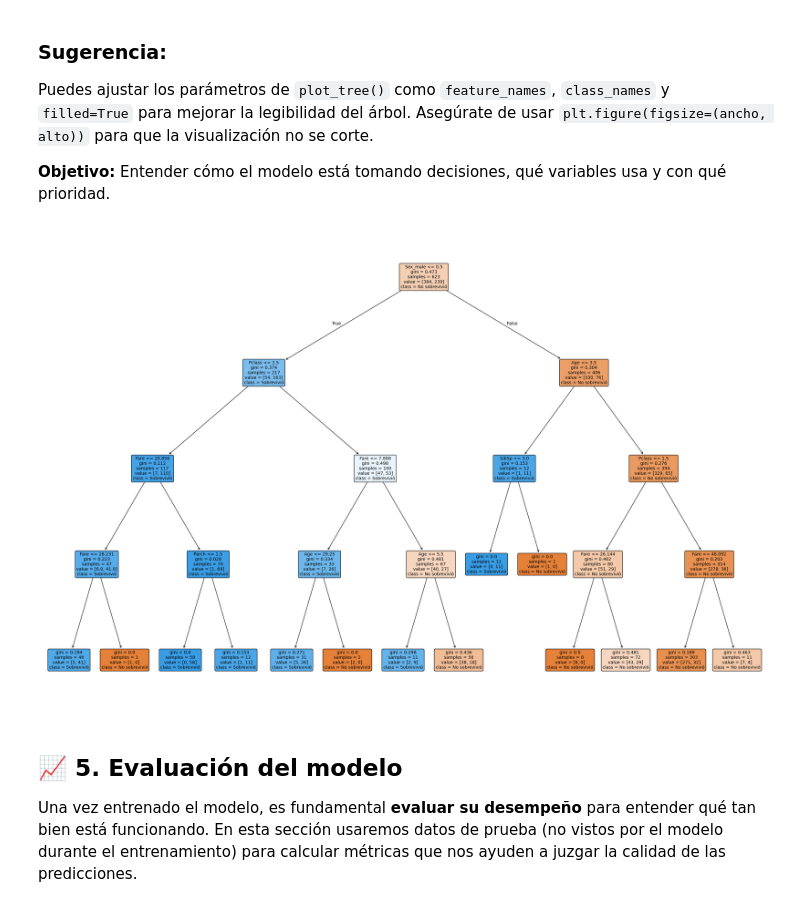
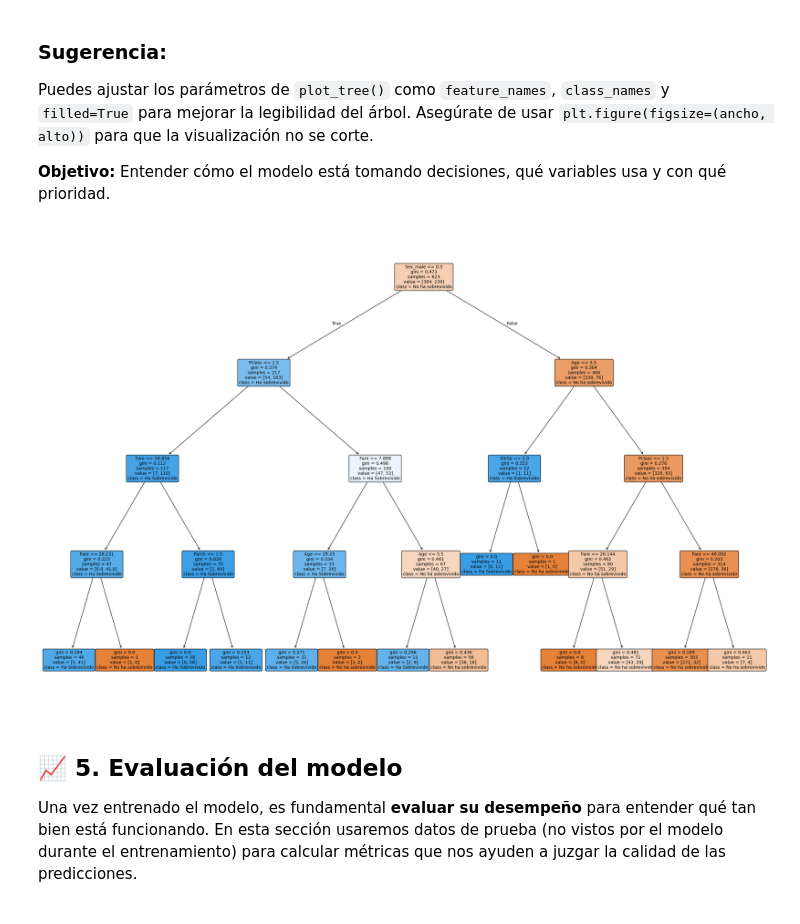
Before and after one commit to BorisMejiasII/DecisionTrees, a Jupyter notebook: Titanic_DecisionTree_Actividad_Para_Entregar (1).ipynb, the cells around one changed output. Drawn from its saved outputs; the diff is of its cells as text; code cells hidden in the pictures.

Commit message:
Finalizando tarea de DecisionTrees +Se terminaron los puntos hasta llegar al árbol y se mejoraron los comentarios y respuesta finales

```diff
--- a/Titanic_DecisionTree_Actividad_Para_Entregar (1).ipynb
+++ b/Titanic_DecisionTree_Actividad_Para_Entregar (1).ipynb
@@ -212,19 +205,21 @@ Puedes ajustar los parámetros de `plot_tree()` como `feature_names`, `class_nam
 # %%
 import matplotlib.pyplot as plt
 from sklearn import tree
 
-plt.figure(figsize=(30,20))
+# De ser necesario, se pueden manipular estas entradas para cambiar el tamaño del árbol de decisión
+plt.figure(figsize=(30, 20))
+
 tree.plot_tree(
     clf,
     feature_names=X.columns,
-    class_names=['No sobrevivió','Sobrevivió'],
+    class_names=['No ha sobrevivido', 'Ha Sobrevivido'],
     filled=True,
     rounded=True,
     fontsize=10
 )
 plt.show()
 # %% [output]
-[figure, old version]
+[figure, new version]
 # %% [markdown]
 ## 📈 5. Evaluación del modelo
 
```
Also changed, not shown: parts of 13 cells of this notebook.
